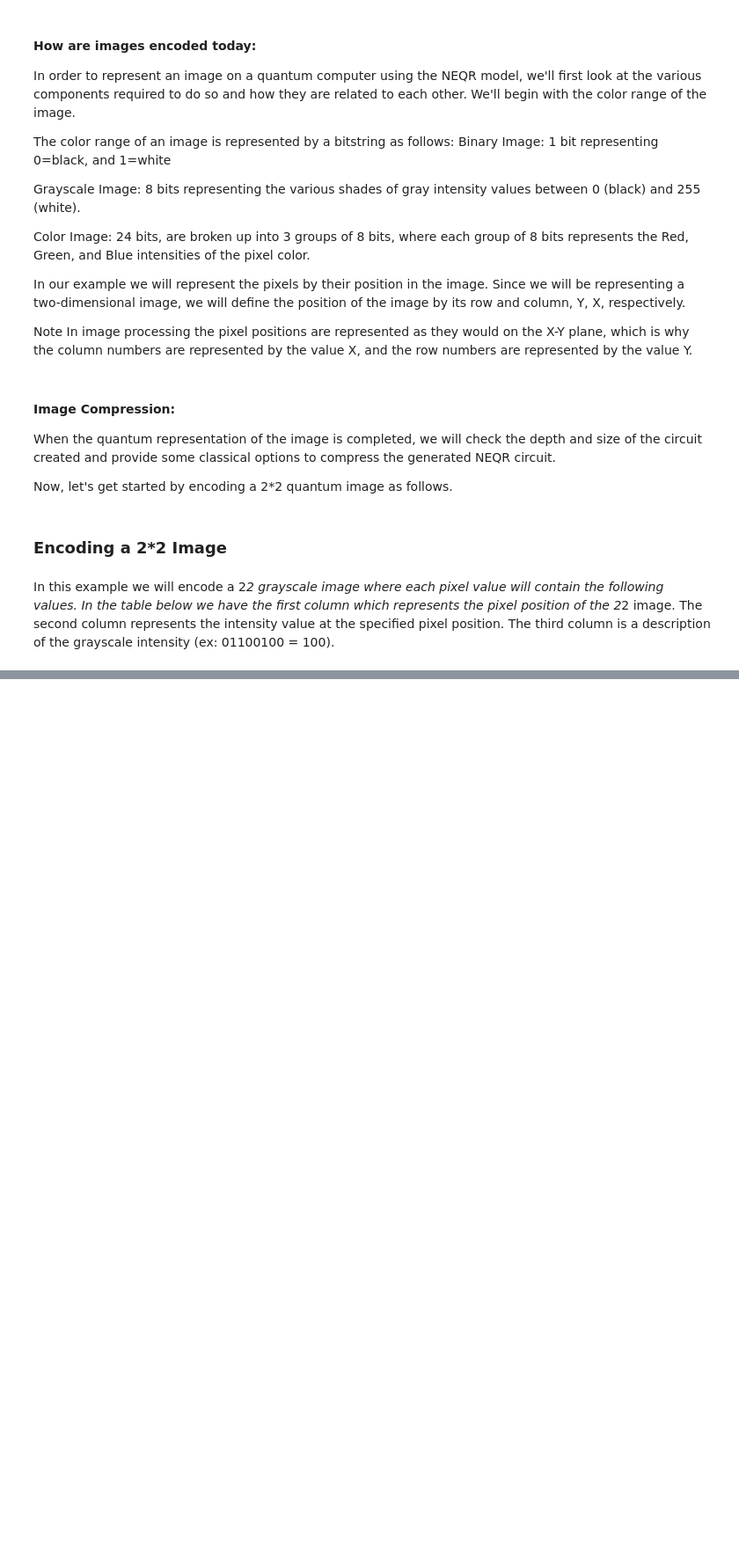
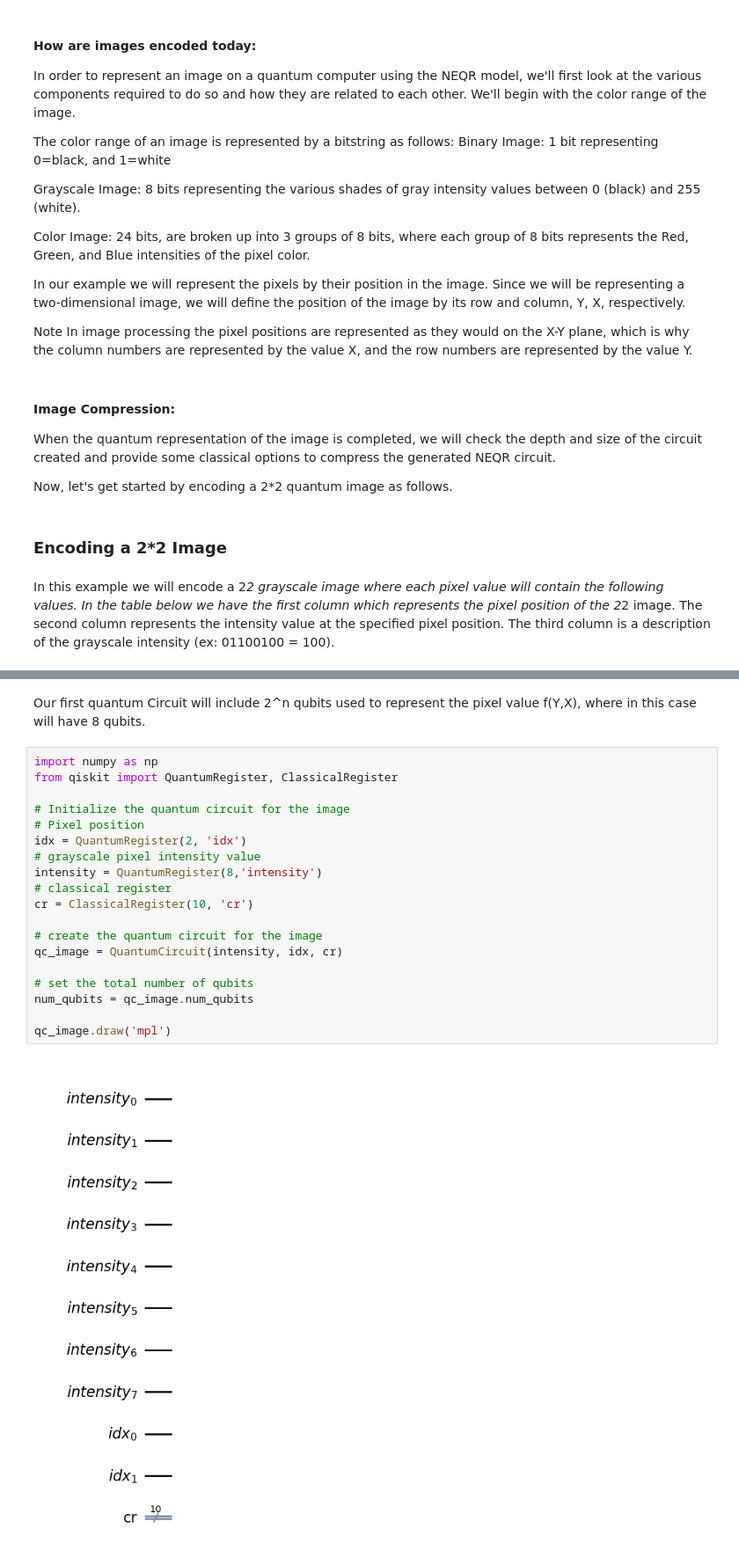
Before and after one commit to ksm999/QuantumComputing, a Jupyter notebook: QIP_FRQI_&_NEQR.ipynb, the cells around one changed output, grey strips where cells are left out. Shown: that part at 88% size. Saved outputs shown, nothing was run; the diff lists cells and outputs as text; blank space fills up the shorter version.

```diff
--- a/QIP_FRQI_&_NEQR.ipynb
+++ b/QIP_FRQI_&_NEQR.ipynb
@@ -437,0 +452,23 @@ In the table below we have the first column which represents the pixel position
+# %% [markdown]
+Our first quantum Circuit will include 2^n qubits used to represent the pixel value f(Y,X), where in this case will have 8 qubits.
+# %%
+import numpy as np
+from qiskit import QuantumRegister, ClassicalRegister
+
+# Initialize the quantum circuit for the image
+# Pixel position
+idx = QuantumRegister(2, 'idx')
+# grayscale pixel intensity value
+intensity = QuantumRegister(8,'intensity')
+# classical register
+cr = ClassicalRegister(10, 'cr')
+
+# create the quantum circuit for the image
+qc_image = QuantumCircuit(intensity, idx, cr)
+
+# set the total number of qubits
+num_qubits = qc_image.num_qubits
+
+qc_image.draw('mpl')
+# %% [output]
+[figure, added]
```
Also changed, not shown: parts of 33 cells of this notebook.
